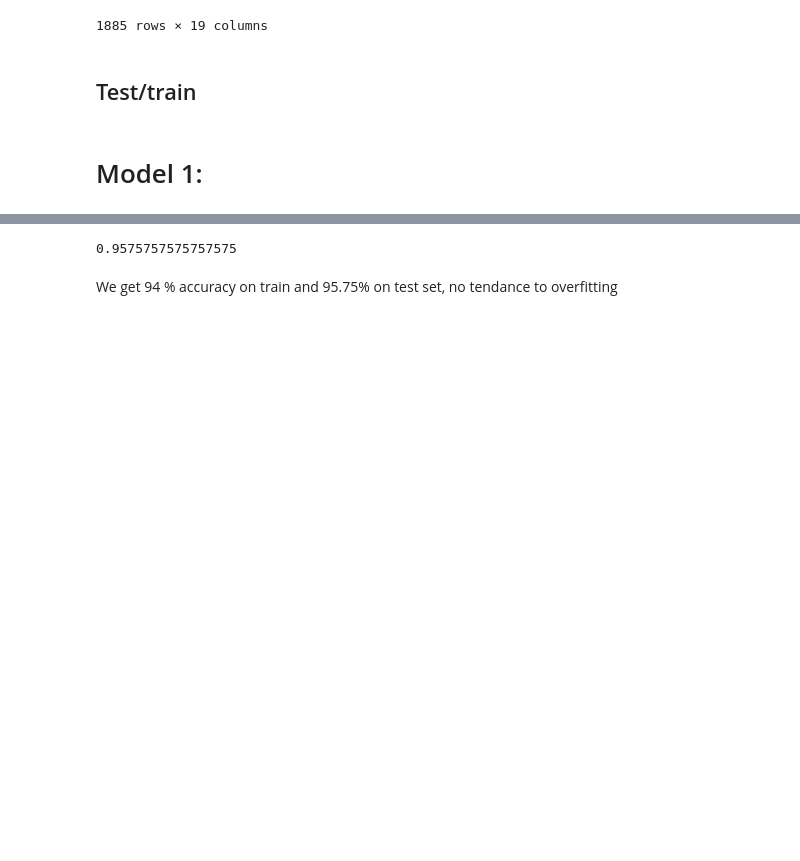
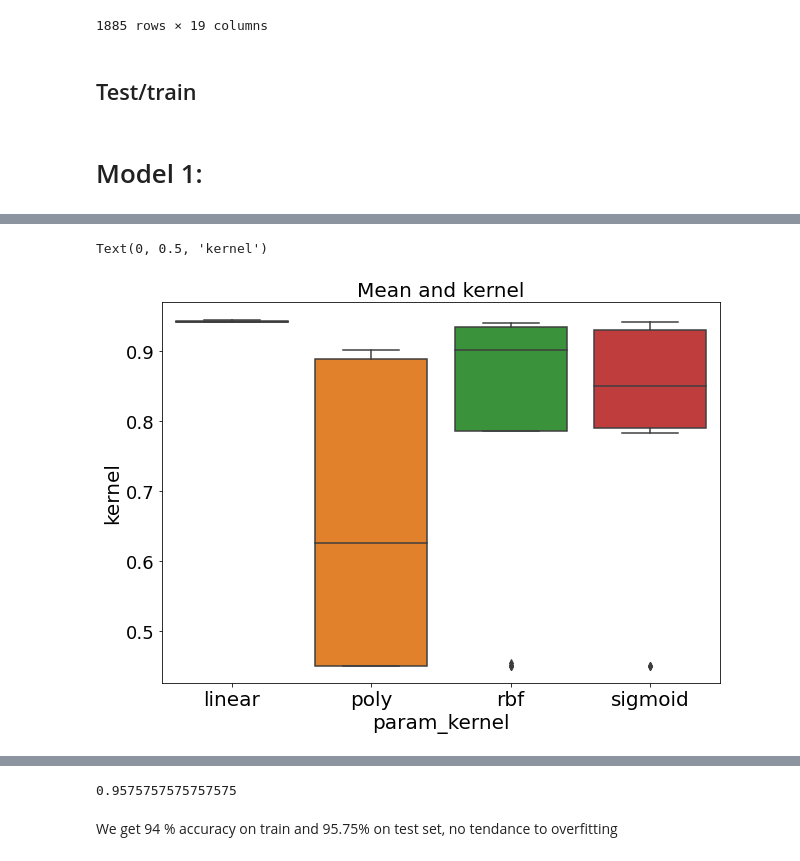
Before and after one commit to Thanujan-Puvikaran/Projet_data_a4, a Jupyter notebook: Projet/Models/SVC.ipynb, the cells around one changed output, grey strips where cells are left out. Drawn from its saved outputs; the diff is of its cells as text; code cells hidden in the pictures; blank space fills up the shorter version.

```diff
--- a/Projet/Models/SVC.ipynb
+++ b/Projet/Models/SVC.ipynb
@@ -59,0 +63,3 @@ Best parameters {'C': 10, 'gamma': 0.001, 'kernel': 'linear'} with best score 0.
+# %%
+results = pd.DataFrame(svc_grid.cv_results_)
+results.head()
@@ -59,0 +73,17 @@ Best parameters {'C': 10, 'gamma': 0.001, 'kernel': 'linear'} with best score 0.
+# %%
+# Boxplot scores by kernel
+
+plt.rcParams['axes.labelsize'] = 20
+plt.rcParams['xtick.labelsize'] = 20
+plt.rcParams['ytick.labelsize'] = 18
+plt.rcParams['font.size'] = 26
+plt.figure(figsize=(10, 7))
+
+plt.title('Mean and kernel', fontsize=20)
+
+sns.boxplot(x = "param_kernel", y ='mean_test_score', data = results)
+
+plt.ylabel('kernel')
+# %% [output]
+Text(0, 0.5, 'kernel')
+[figure, added]
```
Also changed, not shown: parts of 13 cells of this notebook.
